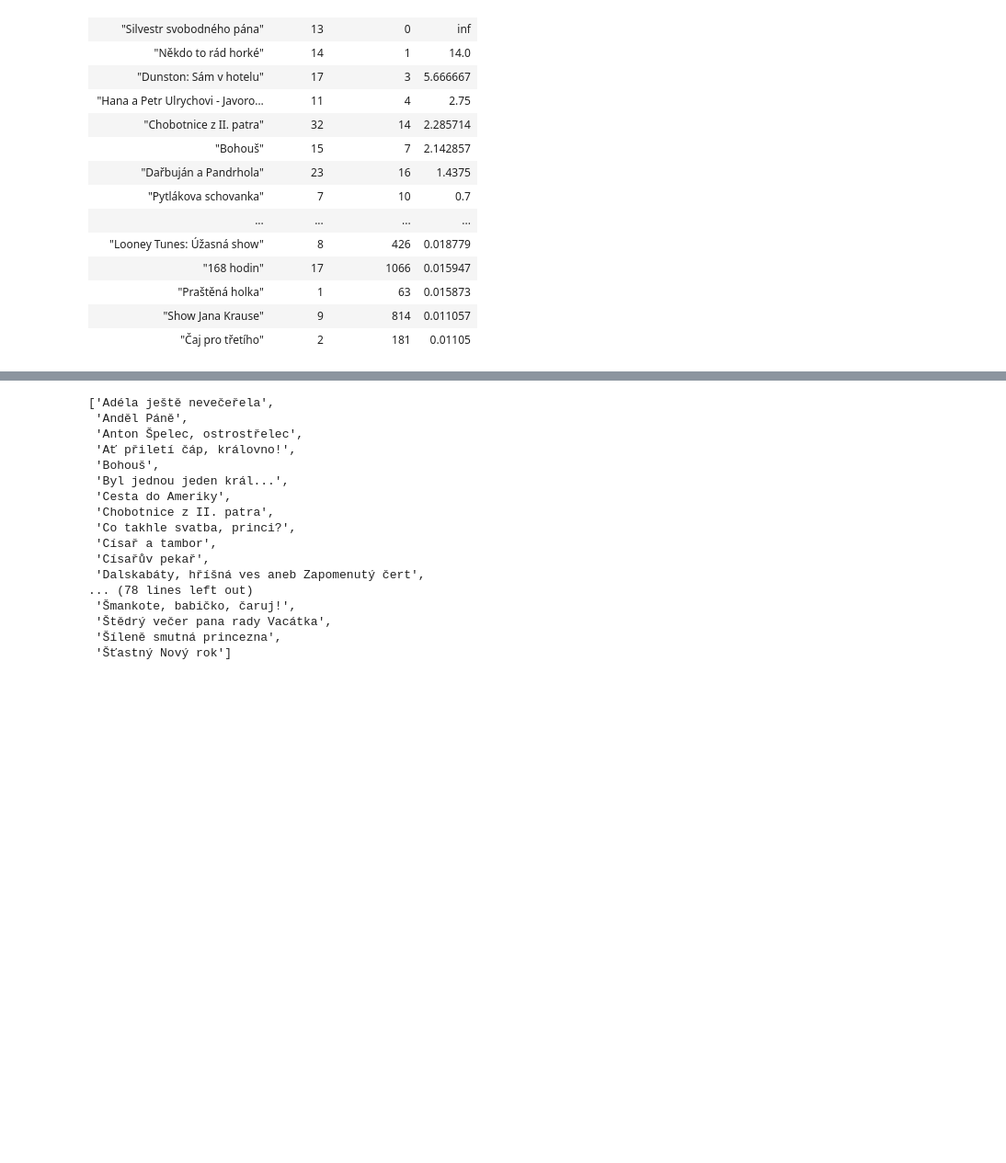
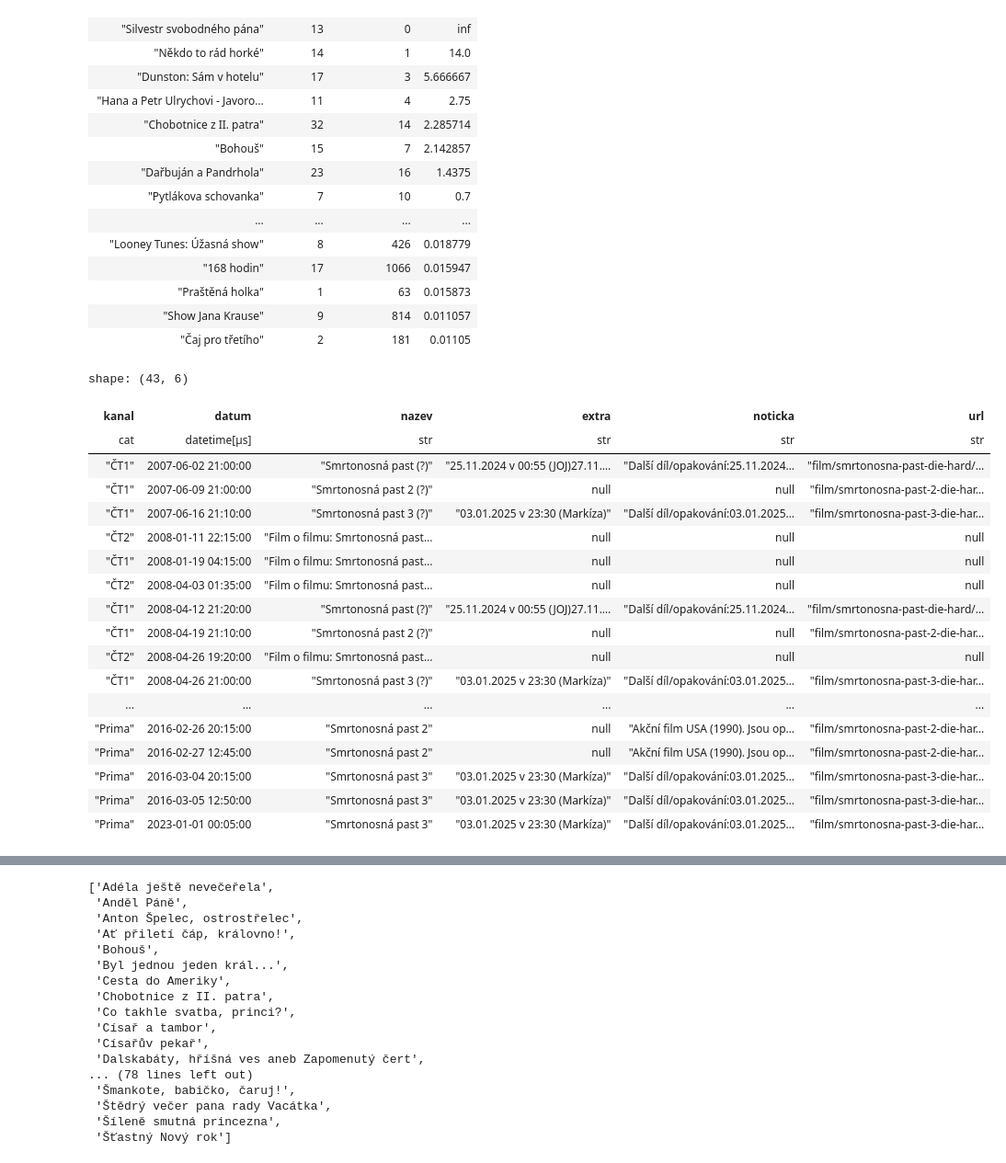
Before and after one commit to DataRozhlas/televizni-programy, a Jupyter notebook: 902_vanocni_filmy_vypocty.ipynb, the cells around one changed output, grey strips where cells are left out. Shown: that part at 92% size. Saved outputs shown, nothing was run; the diff lists cells and outputs as text; code cells hidden in the pictures; blank space fills up the shorter version.

Commit message:
Smrtonosná past

```diff
--- a/902_vanocni_filmy_vypocty.ipynb
+++ b/902_vanocni_filmy_vypocty.ipynb
@@ -498,0 +306,22 @@ shape: (46, 4)
+# %%
+df.filter(pl.col("nazev").str.contains("Smrtonosná past")).sort(by="datum")
+# %% [output]
+shape: (43, 6)
+| kanal | datum | nazev | extra | noticka | url |
+| cat | datetime[μs] | str | str | str | str |
+| "ČT1" | 2007-06-02 21:00:00 | "Smrtonosná past (?)" | "25.11.2024 v 00:55 (JOJ)27.11.… | "Další díl/opakování:25.11.2024… | "film/smrtonosna-past-die-hard/… |
+| "ČT1" | 2007-06-09 21:00:00 | "Smrtonosná past 2 (?)" | null | null | "film/smrtonosna-past-2-die-har… |
+| "ČT1" | 2007-06-16 21:10:00 | "Smrtonosná past 3 (?)" | "03.01.2025 v 23:30 (Markíza)" | "Další díl/opakování:03.01.2025… | "film/smrtonosna-past-3-die-har… |
+| "ČT2" | 2008-01-11 22:15:00 | "Film o filmu: Smrtonosná past… | null | null | null |
+| "ČT1" | 2008-01-19 04:15:00 | "Film o filmu: Smrtonosná past… | null | null | null |
+| "ČT2" | 2008-04-03 01:35:00 | "Film o filmu: Smrtonosná past… | null | null | null |
+| "ČT1" | 2008-04-12 21:20:00 | "Smrtonosná past (?)" | "25.11.2024 v 00:55 (JOJ)27.11.… | "Další díl/opakování:25.11.2024… | "film/smrtonosna-past-die-hard/… |
+| "ČT1" | 2008-04-19 21:10:00 | "Smrtonosná past 2 (?)" | null | null | "film/smrtonosna-past-2-die-har… |
+| "ČT2" | 2008-04-26 19:20:00 | "Film o filmu: Smrtonosná past… | null | null | null |
+| "ČT1" | 2008-04-26 21:00:00 | "Smrtonosná past 3 (?)" | "03.01.2025 v 23:30 (Markíza)" | "Další díl/opakování:03.01.2025… | "film/smrtonosna-past-3-die-har… |
+| ... | ... | ... | ... | ... | ... |
+| "Prima" | 2016-02-26 20:15:00 | "Smrtonosná past 2" | null | "Akční film USA (1990). Jsou op… | "film/smrtonosna-past-2-die-har… |
+| "Prima" | 2016-02-27 12:45:00 | "Smrtonosná past 2" | null | "Akční film USA (1990). Jsou op… | "film/smrtonosna-past-2-die-har… |
+| "Prima" | 2016-03-04 20:15:00 | "Smrtonosná past 3" | "03.01.2025 v 23:30 (Markíza)" | "Další díl/opakování:03.01.2025… | "film/smrtonosna-past-3-die-har… |
+| "Prima" | 2016-03-05 12:50:00 | "Smrtonosná past 3" | "03.01.2025 v 23:30 (Markíza)" | "Další díl/opakování:03.01.2025… | "film/smrtonosna-past-3-die-har… |
+| "Prima" | 2023-01-01 00:05:00 | "Smrtonosná past 3" | "03.01.2025 v 23:30 (Markíza)" | "Další díl/opakování:03.01.2025… | "film/smrtonosna-past-3-die-har… |
```
Also changed, not shown: parts of 35 cells of this notebook, 10 other files.
